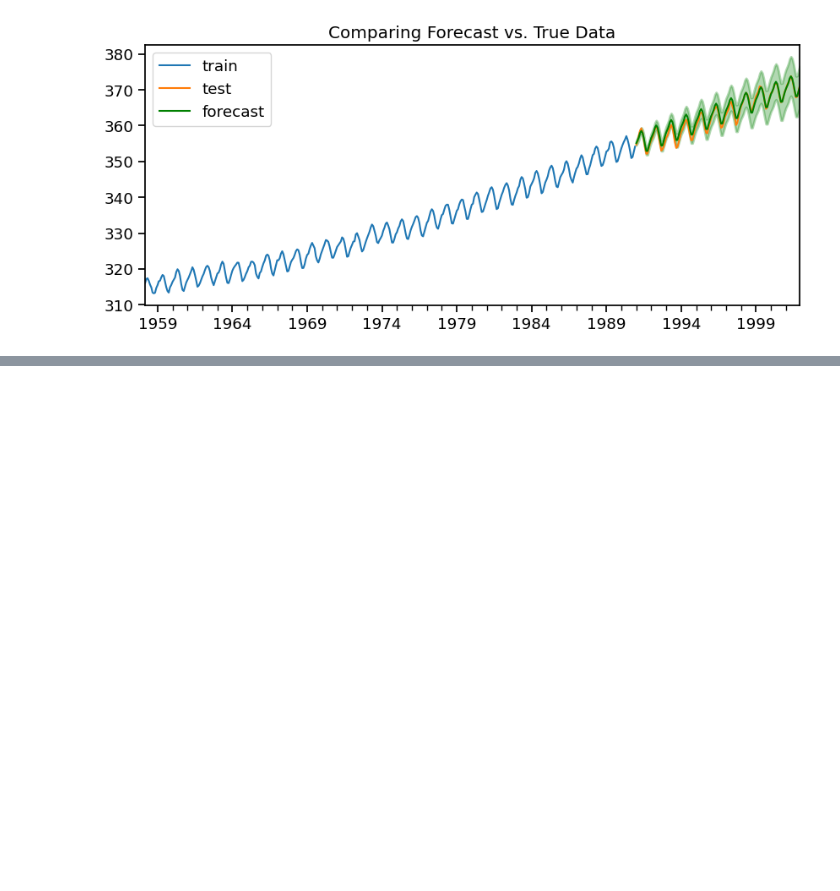
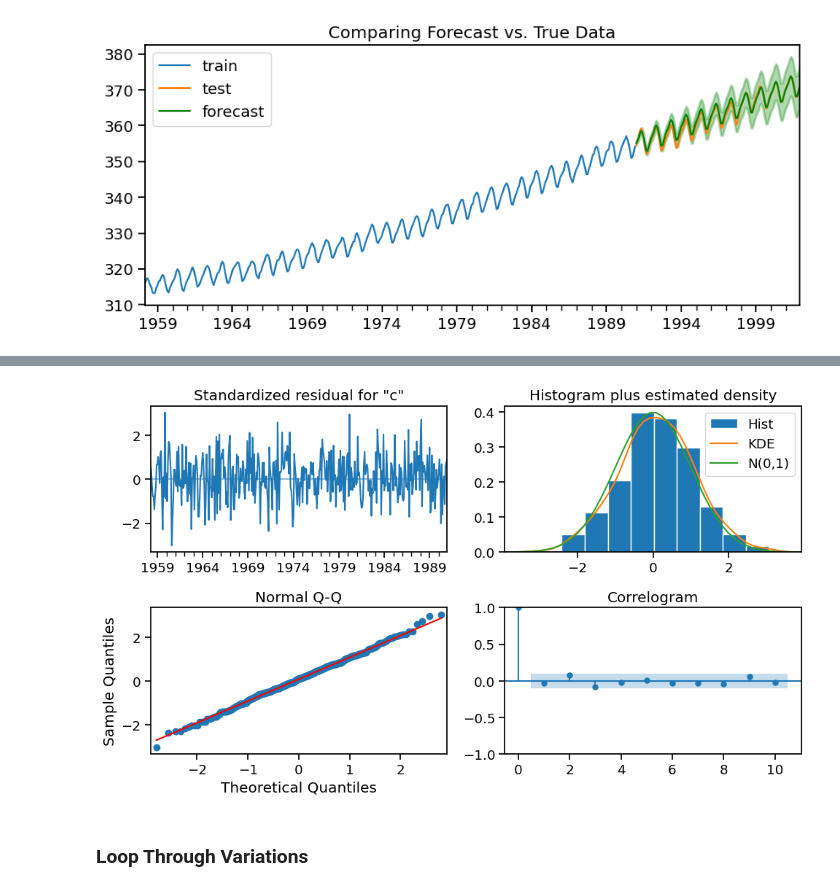
Before and after one commit to EhLeeOod/time-series, a Jupyter notebook: sarima.ipynb, the cells around one changed output, grey strips where cells are left out. Drawn from its saved outputs; the diff is of its cells as text; code cells hidden in the pictures; blank space fills up the shorter version.

```diff
--- a/sarima.ipynb
+++ b/sarima.ipynb
@@ -337,0 +364,9 @@ Regression Metrics:
+# %%
+# Obtain diagnostic plots
+fig = sarima.plot_diagnostics()
+fig.set_size_inches(10,6)
+fig.tight_layout()
+# %% [output]
+[figure, added]
+# %% [markdown]
+### Loop Through Variations
```
Also changed, not shown: parts of 4 cells of this notebook.
